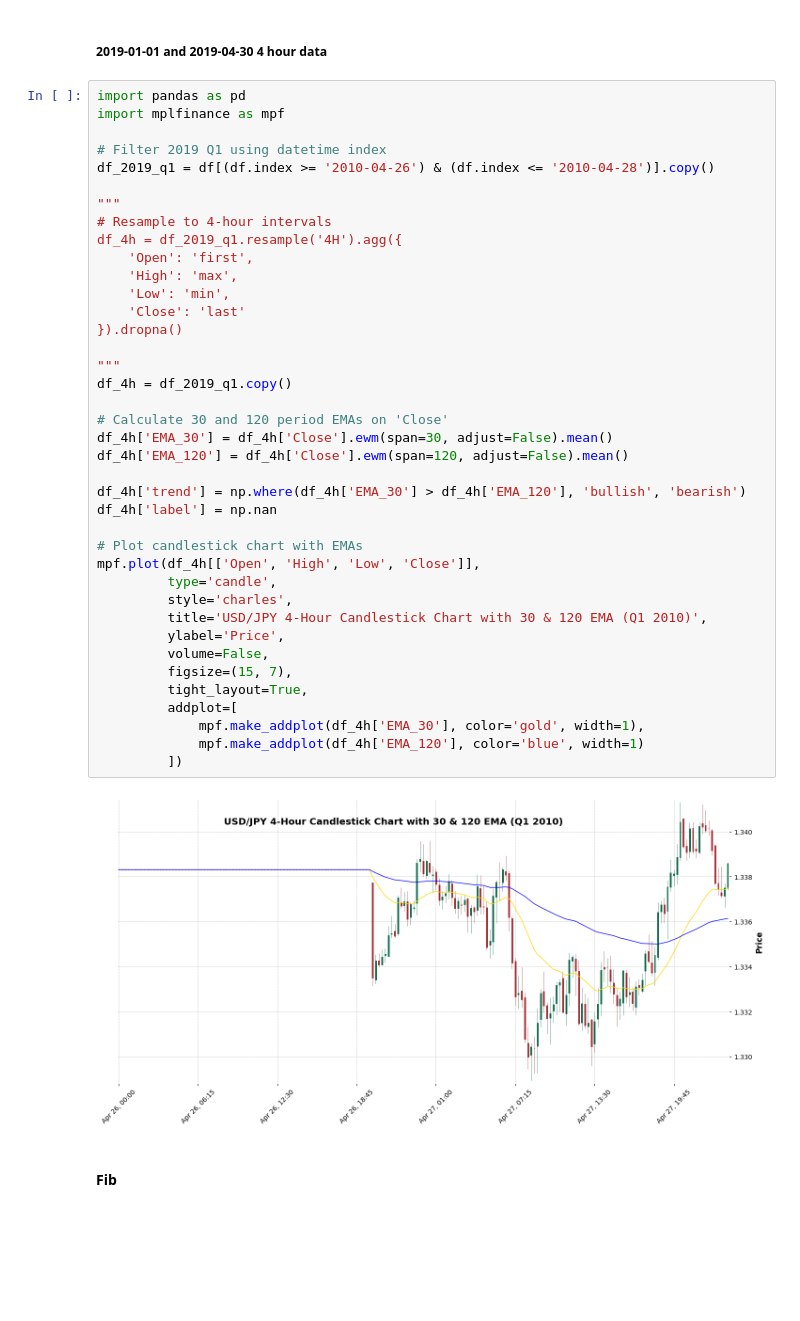
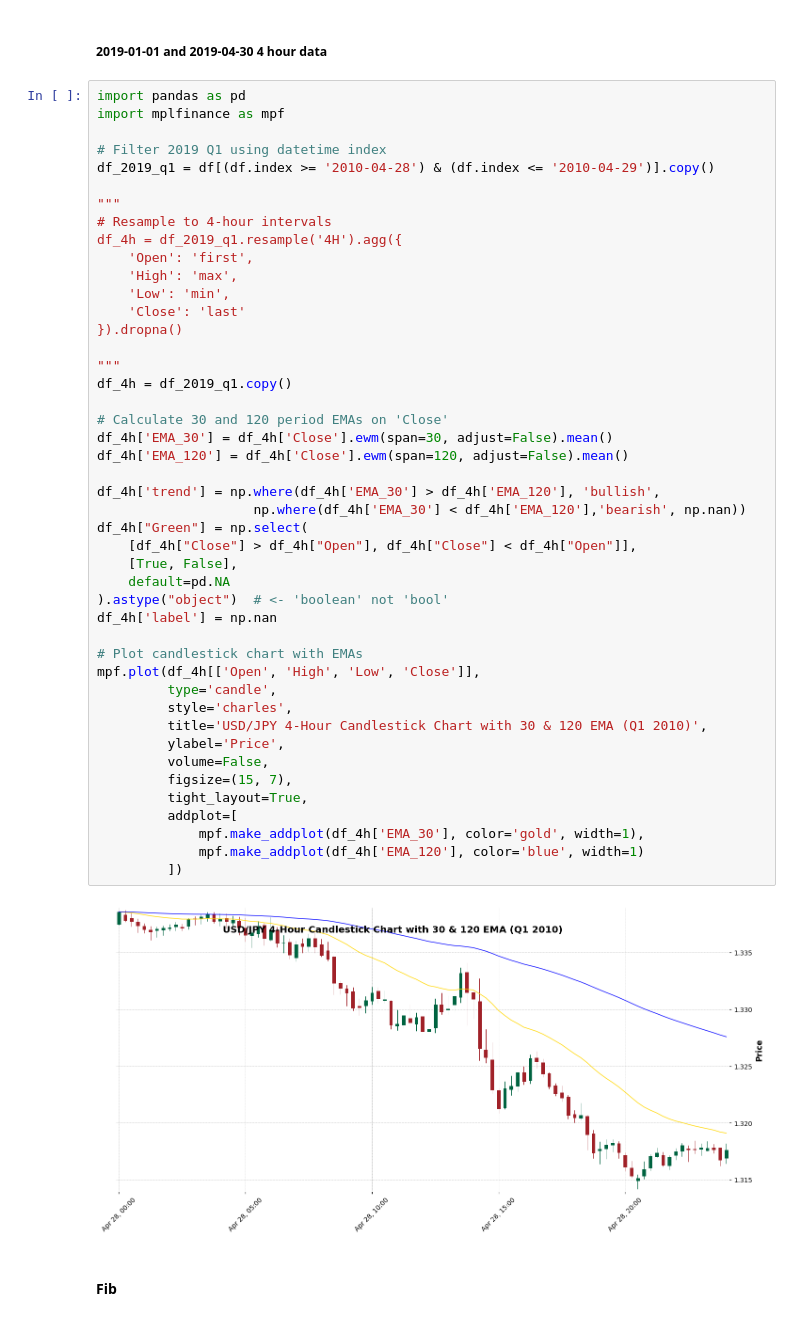
Before and after one commit to greentree327/Algogene_algo_trading, a Jupyter notebook: historical data/forex.ipynb, the cells around one changed output. Drawn from its saved outputs; the diff is of its cells as text; blank space fills up the shorter version.

```diff
--- a/historical data/forex.ipynb
+++ b/historical data/forex.ipynb
@@ -43,42 +43,48 @@ import pandas as pd
 import mplfinance as mpf
 
 # Filter 2019 Q1 using datetime index
-df_2019_q1 = df[(df.index >= '2010-04-26') & (df.index <= '2010-04-28')].copy()
+df_2019_q1 = df[(df.index >= '2010-04-28') & (df.index <= '2010-04-29')].copy()
 
 """
 # Resample to 4-hour intervals
 df_4h = df_2019_q1.resample('4H').agg({
     'Open': 'first',
     'High': 'max',
     'Low': 'min',
     'Close': 'last'
 }).dropna()
 
 """
 df_4h = df_2019_q1.copy()
 
 # Calculate 30 and 120 period EMAs on 'Close'
 df_4h['EMA_30'] = df_4h['Close'].ewm(span=30, adjust=False).mean()
 df_4h['EMA_120'] = df_4h['Close'].ewm(span=120, adjust=False).mean()
 
-df_4h['trend'] = np.where(df_4h['EMA_30'] > df_4h['EMA_120'], 'bullish', 'bearish')
+df_4h['trend'] = np.where(df_4h['EMA_30'] > df_4h['EMA_120'], 'bullish',
+                    np.where(df_4h['EMA_30'] < df_4h['EMA_120'],'bearish', np.nan))
+df_4h["Green"] = np.select(
+    [df_4h["Close"] > df_4h["Open"], df_4h["Close"] < df_4h["Open"]],
+    [True, False],
+    default=pd.NA
+).astype("object")  # <- 'boolean' not 'bool'
 df_4h['label'] = np.nan
 
 # Plot candlestick chart with EMAs
 mpf.plot(df_4h[['Open', 'High', 'Low', 'Close']],
          type='candle',
          style='charles',
          title='USD/JPY 4-Hour Candlestick Chart with 30 & 120 EMA (Q1 2010)',
          ylabel='Price',
          volume=False,
          figsize=(15, 7),
          tight_layout=True,
          addplot=[
              mpf.make_addplot(df_4h['EMA_30'], color='gold', width=1),
              mpf.make_addplot(df_4h['EMA_120'], color='blue', width=1)
          ])
 # %% [output]
-[figure, old version]
+[figure, new version]
 # %% [markdown]
 #### Fib
 # %%
```
Also changed, not shown: parts of 5 cells of this notebook.
